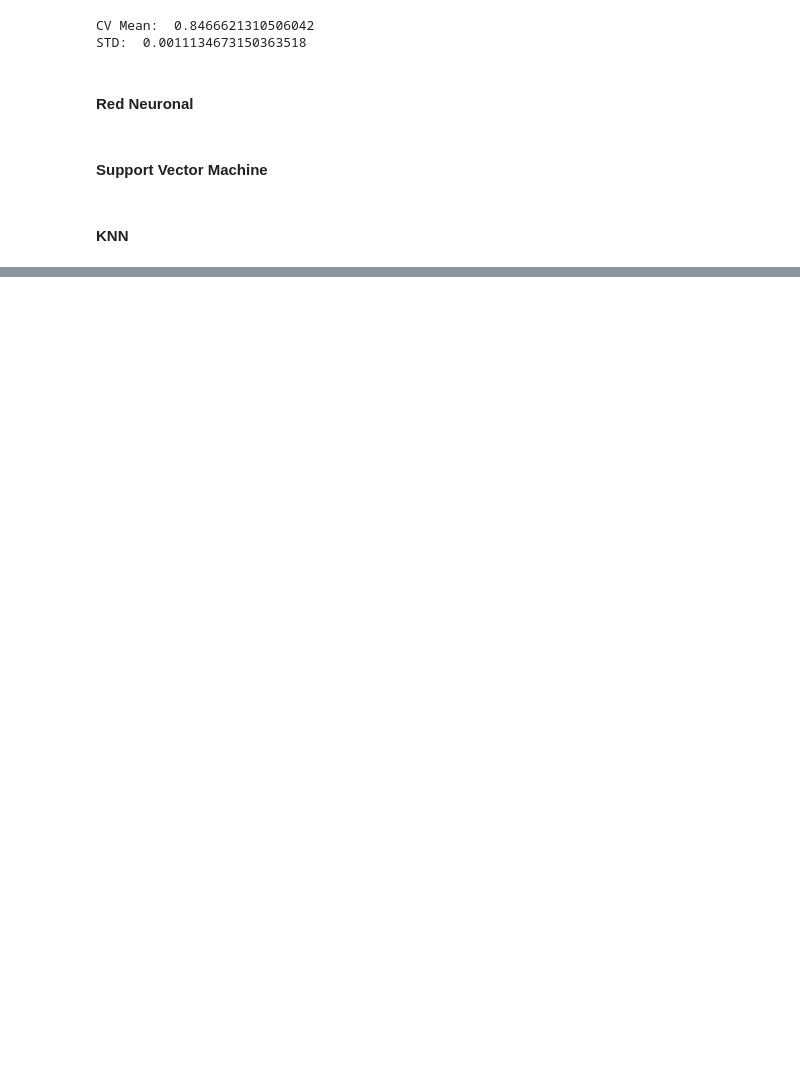
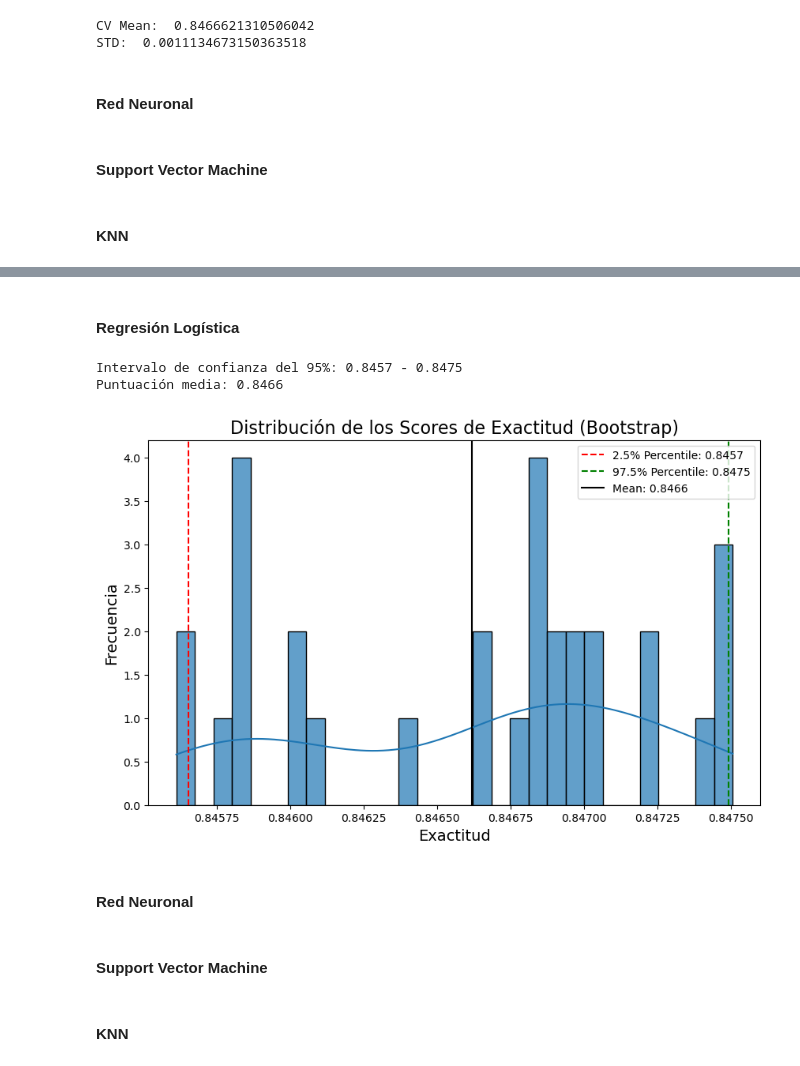
Before and after one commit to MonicaCabanas23/Clasificacion-y-Regresion-Lineal, a Jupyter notebook: Proyecto 3/data_splitting.ipynb, the cells around one changed output, grey strips where cells are left out. Saved outputs shown, nothing was run; the diff lists cells and outputs as text; code cells hidden in the pictures; blank space fills up the shorter version.

Commit message:
:sparkles: Adding confidence interval function

```diff
--- a/Proyecto 3/data_splitting.ipynb
+++ b/Proyecto 3/data_splitting.ipynb
@@ -176,0 +234,42 @@ STD:  0.0011134673150363518
+# %%
+# Función para graficar la distribución de los scores de exactitud
+def graph_bootstrap_ci(accuracy_scores, lower_bound, upper_bound, mean_score):
+    plt.figure(figsize=(10, 6))
+    sns.histplot(accuracy_scores, kde=True, bins=30, edgecolor='black', alpha=0.7)
+
+    # Añadir líneas para los percentiles del 95% de IC
+    plt.axvline(lower_bound, color='red', linestyle='--', label=f'2.5% Percentile: {lower_bound:.4f}')
+    plt.axvline(upper_bound, color='green', linestyle='--', label=f'97.5% Percentile: {upper_bound:.4f}')
+    plt.axvline(mean_score, color='black', linestyle='-', label=f'Mean: {mean_score:.4f}')
+
+    # Etiquetas y título
+    plt.title("Distribución de los Scores de Exactitud (Bootstrap)", fontsize=16)
+    plt.xlabel("Exactitud", fontsize=14)
+    plt.ylabel("Frecuencia", fontsize=14)
+
+    # Leyenda
+    plt.legend()
+
+    # Mostrar la gráfica
+    plt.show()
+# %% [markdown]
+#### Regresión Logística
+# %%
+n_iterations = 30
+sample_size = int(X_train.shape[0] * 0.50)
+
+lr = LogisticRegression(solver='lbfgs', max_iter=1000, random_state=42)
+accuracy_scores, lower_bound, upper_bound = get_bootstrap_ci(n_iterations, sample_size, X_train, y_train, lr)
+mean_score = np.mean(accuracy_scores)
+
+print(f"Intervalo de confianza del 95%: {lower_bound:.4f} - {upper_bound:.4f}")
+print(f"Puntuación media: {mean_score:.4f}")
+# %% [output]
+Intervalo de confianza del 95%: 0.8457 - 0.8475
+Puntuación media: 0.8466
+# %%
+graph_bootstrap_ci(accuracy_scores, lower_bound, upper_bound, mean_score=mean_score)
+# %% [output]
+[figure, added]
+# %% [markdown]
+#### Red Neuronal
@@ -176,0 +278,2 @@ STD:  0.0011134673150363518
+# %% [markdown]
+#### Support Vector Machine
@@ -176,0 +282,2 @@ STD:  0.0011134673150363518
+# %% [markdown]
+#### KNN
```
Also changed, not shown: parts of 14 cells of this notebook.
